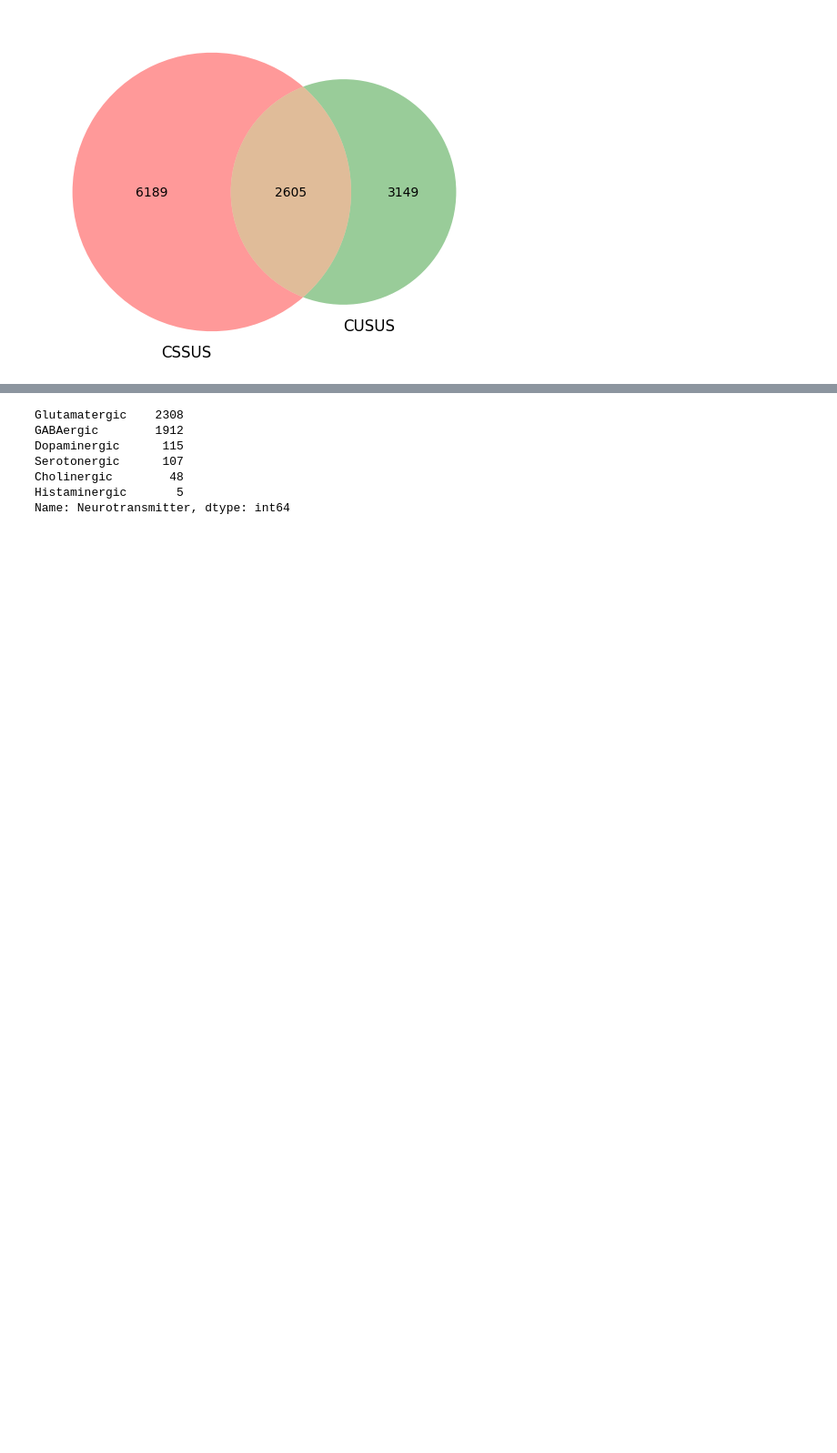
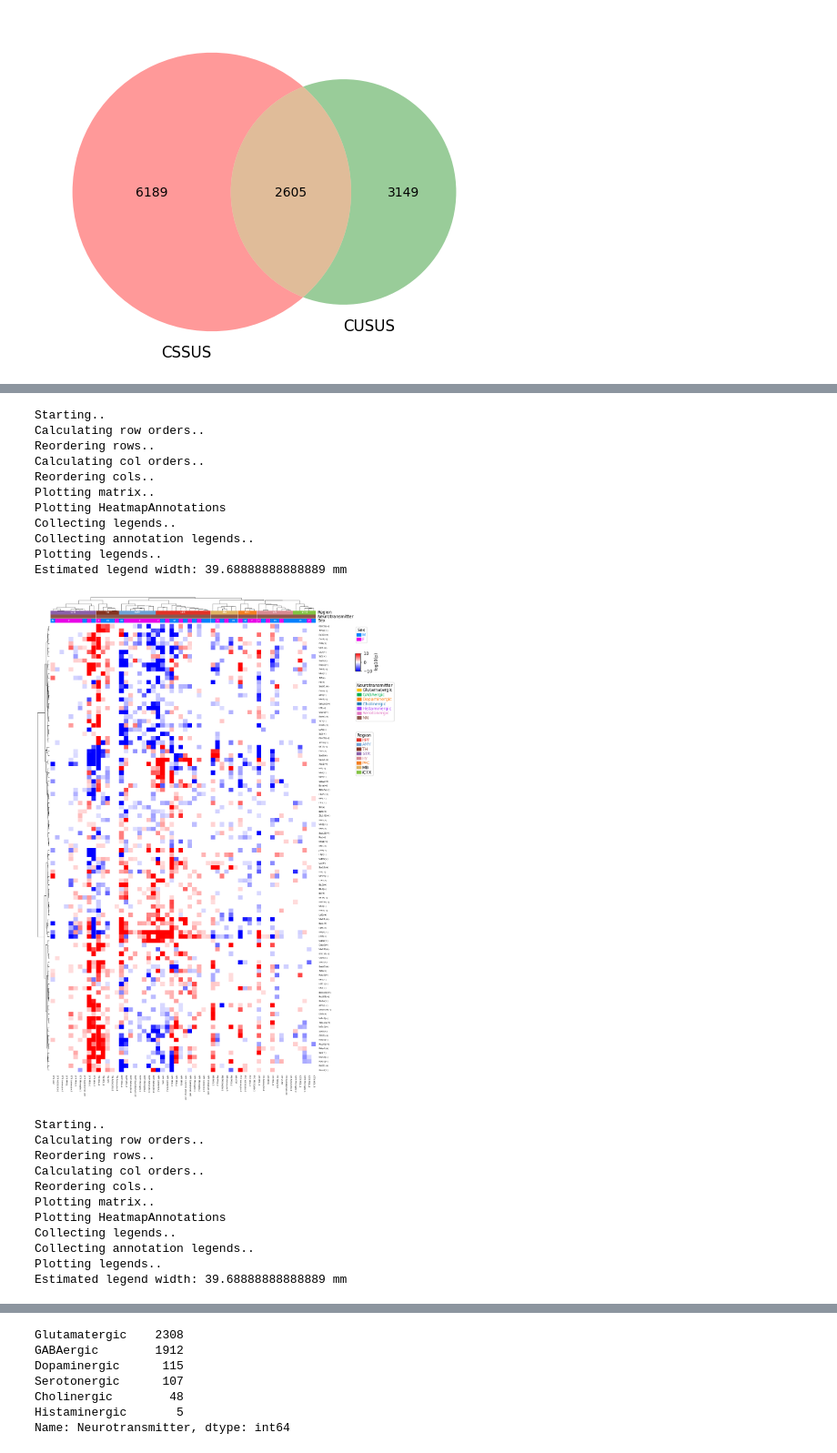
Before and after one commit to juychen/scmmd, a Jupyter notebook: 16snscenicAUC.ipynb, the cells around one changed output, grey strips where cells are left out. Shown at 91% size. Drawn from its saved outputs; the diff is of its cells as text; code cells hidden in the pictures; blank space fills up the shorter version.

```diff
--- a/16snscenicAUC.ipynb
+++ b/16snscenicAUC.ipynb
@@ -348,3 +354,6 @@ def process_df_TF(df_input,type='N',output_path=None, n_thres=5,ovlp=True):
     return df_TFN_CUSUS
 df_CUSUS = process_df_TF(df_all_filtered_CUSUS,n_thres=5,ovlp=True)
 df_CSSUS = process_df_TF(df_all_filtered_CSSUS,n_thres=5,ovlp=False)
+# %%
+df_CSSUSNN = process_df_TF(df_all_filtered_CSSUS,type='NN',n_thres=5,ovlp=False)
+df_CUSUSNN = process_df_TF(df_all_filtered_CUSUS,type='NN',n_thres=5,ovlp=False)
@@ -350,0 +376,27 @@ df_CSSUS = process_df_TF(df_all_filtered_CSSUS,n_thres=5,ovlp=False)
+# %%
+plot_heatmap(df_CUSUSNN,pdf_file='/data2st2/junyi/output/stg1028/CUMS_4VN/scenicwil_tfs_fdr_log2fc0/scenicwil_tfs_fdr_log2fc0_TFNNregion_heatmap.pdf')
+plot_heatmap(df_CSSUSNN,pdf_file='/data2st2/junyi/output/stg1028/CSDS_4VN/scenicwil_tfs_fdr_log2fc0/scenicwil_tfs_fdr_log2fc0_TFNNregion_heatmap.pdf')
+# %% [output]
+Starting..
+Calculating row orders..
+Reordering rows..
+Calculating col orders..
+Reordering cols..
+Plotting matrix..
+Plotting HeatmapAnnotations
+Collecting legends..
+Collecting annotation legends..
+Plotting legends..
+Estimated legend width: 39.68888888888889 mm
+[figure, added]
+Starting..
+Calculating row orders..
+Reordering rows..
+Calculating col orders..
+Reordering cols..
+Plotting matrix..
+Plotting HeatmapAnnotations
+Collecting legends..
+Collecting annotation legends..
+Plotting legends..
+Estimated legend width: 39.68888888888889 mm
```
Also changed, not shown: parts of 12 cells of this notebook.
